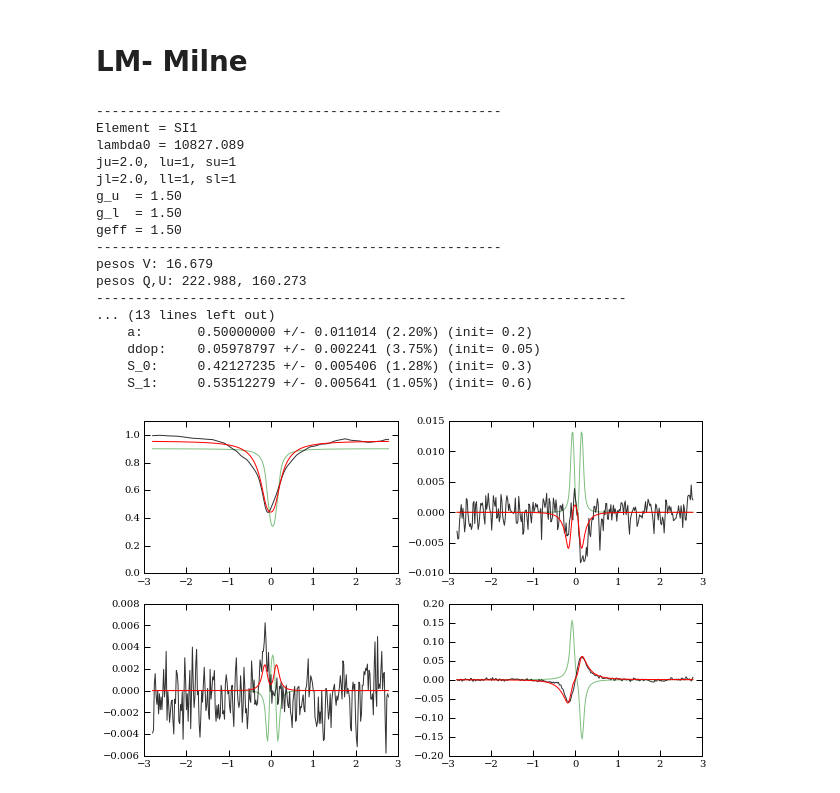
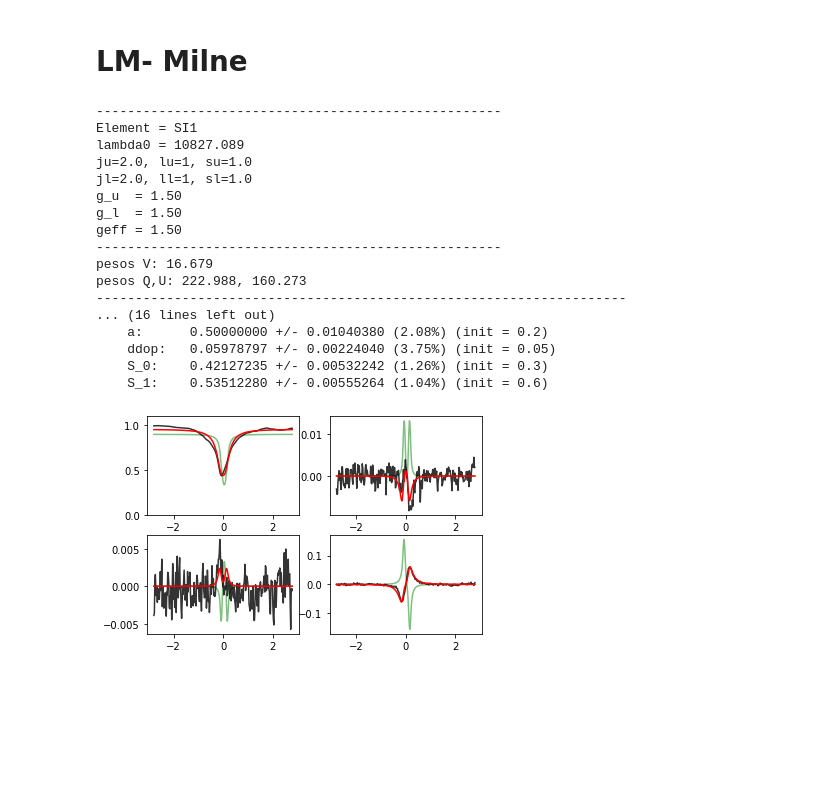
Before and after one commit to cdiazbas/LMpyMilne, a Jupyter notebook: Notebooks/Notebook.ipynb, the cells around one changed output. Drawn from its saved outputs; the diff is of its cells as text; code cells hidden in the pictures; blank space fills up the shorter version.

```diff
--- a/Notebooks/Notebook.ipynb
+++ b/Notebooks/Notebook.ipynb
@@ -75,7 +75,7 @@ from LMmilne import *
     p=[B,gamma,xi,vlos,eta0,a,ddop,S_0,S_1]
 
     # Cargamos los datos:
-    y2 = load('stoke2.npy')
+    y2 = np.load('Profiles/stoke2.npy')
     x = np.arange(-2.8,2.8,20e-3)
     yc = list(y2[0])+list(y2[1])+list(y2[2])+list(y2[3])
     time0 = time.time()
@@ -101,10 +101,10 @@ from LMmilne import *
 
     # Establecemos los pesos
     peso = ones(len(yc))
-    peso[0:len(yc)/4] = pesoI
-    peso[len(yc)/4:3*len(yc)/4] = pesoQ
-    peso[2*len(yc)/4:3*len(yc)/4] = pesoU
-    peso[3*len(yc)/4:] = pesoV
+    peso[0:int(len(yc)/4)] = pesoI
+    peso[int(len(yc)/4):int(3*len(yc)/4)] = pesoQ
+    peso[int(2*len(yc)/4):int(3*len(yc)/4)] = pesoU
+    peso[int(3*len(yc)/4):] = pesoV
 
 
     print('--------------------------------------------------------------------')
@@ -123,38 +123,38 @@ from LMmilne import *
 
     stokes0 = stokesSyn(param,x,B,gamma,xi,vlos,eta0,a,ddop,S_0,S_1)
 
     [ysync, out] = inversionStokes(p0,x,yc,param,Chitol,Maxifev,peso)
     print('Time: {0:2.4f} s'.format(time.time()-time0))
     print(fit_report(out, show_correl=False))
 
 
     # plot section:
     import matplotlib.pyplot as plt
 
     stokes = list(split(yc, 4))
     synthetic = list(split(ysync, 4))
     for i in range(4):
         plt.subplot(2,2,i+1)
         if i == 0: plt.ylim(0,1.1)
         plt.plot(x,stokes0[i],'g-', alpha=0.5)
         plt.plot(x,stokes[i],'k-',alpha =0.8)
         plt.plot(x,synthetic[i],'r-')
 # %% [output]
 ----------------------------------------------------
 Element = SI1
 lambda0 = 10827.089
-ju=2.0, lu=1, su=1
-jl=2.0, ll=1, sl=1
+ju=2.0, lu=1, su=1.0
+jl=2.0, ll=1, sl=1.0
 g_u  = 1.50
 g_l  = 1.50
 geff = 1.50
 ----------------------------------------------------
 pesos V: 16.679
 pesos Q,U: 222.988, 160.273
 --------------------------------------------------------------------
-... (13 lines left out)
-    a:       0.50000000 +/- 0.011014 (2.20%) (init= 0.2)
-    ddop:    0.05978797 +/- 0.002241 (3.75%) (init= 0.05)
-    S_0:     0.42127235 +/- 0.005406 (1.28%) (init= 0.3)
-    S_1:     0.53512279 +/- 0.005641 (1.05%) (init= 0.6)
+... (16 lines left out)
+    a:      0.50000000 +/- 0.01040380 (2.08%) (init = 0.2)
+    ddop:   0.05978797 +/- 0.00224040 (3.75%) (init = 0.05)
+    S_0:    0.42127235 +/- 0.00532242 (1.26%) (init = 0.3)
+    S_1:    0.53512280 +/- 0.00555264 (1.04%) (init = 0.6)
-[figure, old version]
+[figure, new version]
```
Also changed, not shown: parts of 1 cell of this notebook, 2 other files.
